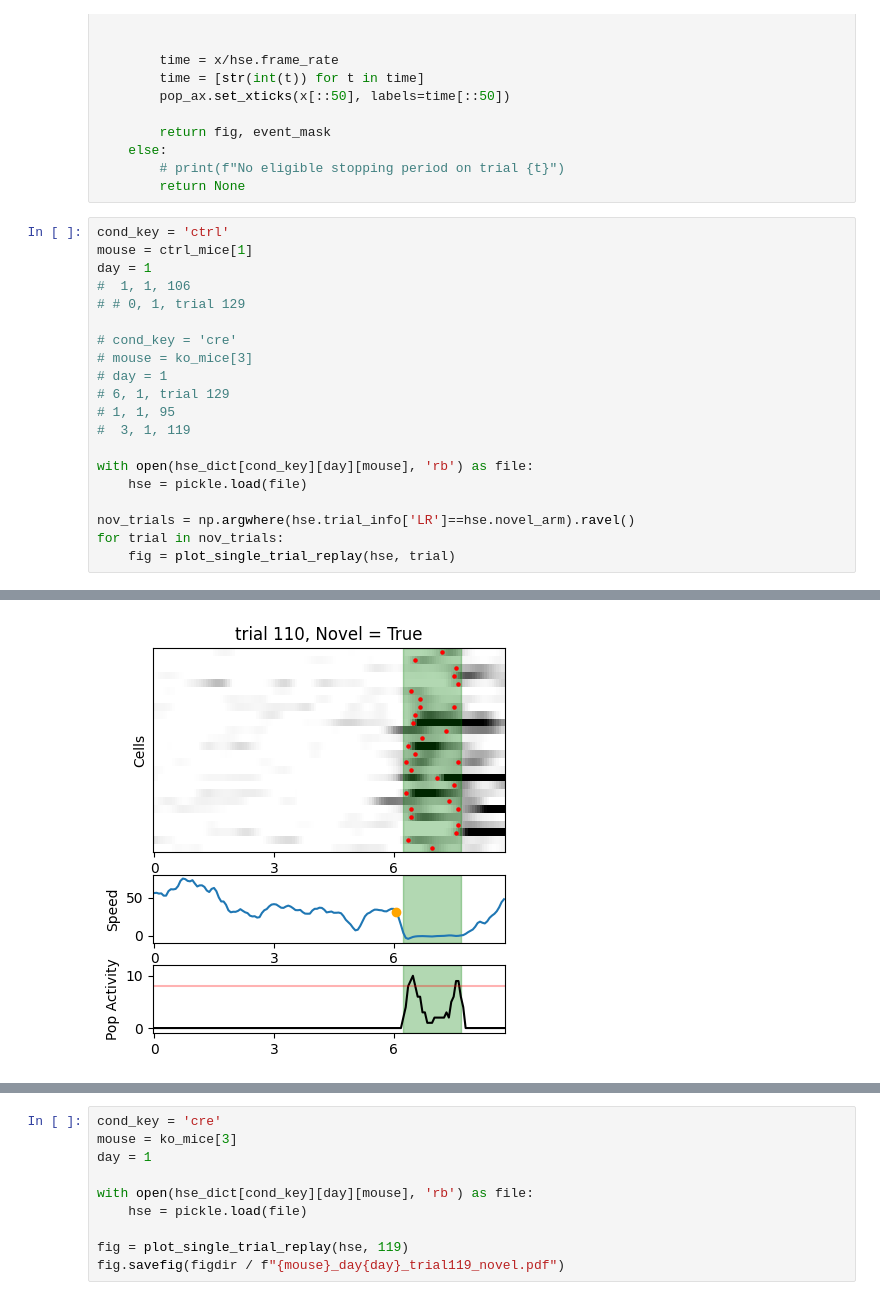
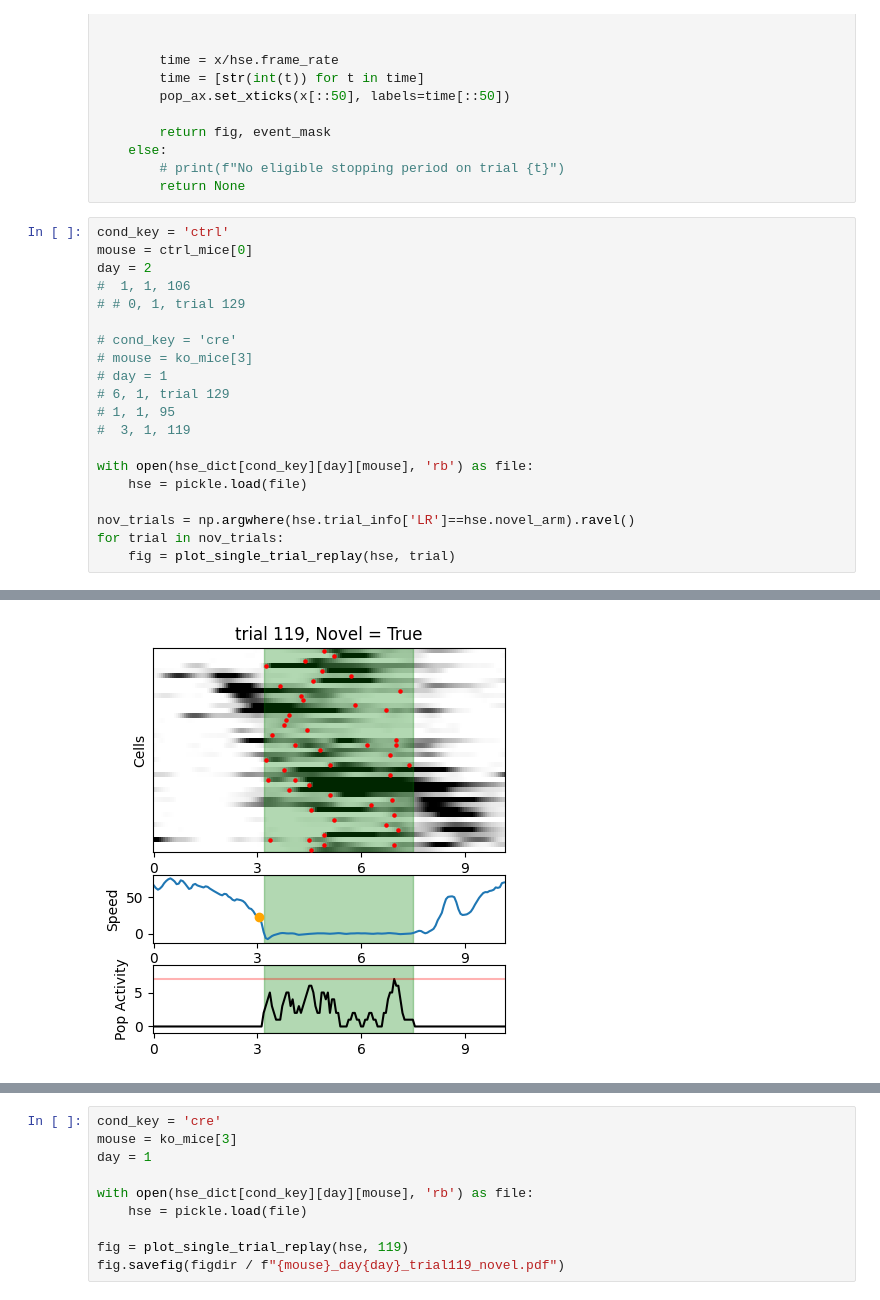
Before and after one commit to GiocomoLab/STX3KO_analyses, a Jupyter notebook: notebooks/figure6/hse.ipynb, the cells around one changed output, grey strips where cells are left out. Saved outputs shown, nothing was run; the diff lists cells and outputs as text.

```diff
--- a/notebooks/figure6/hse.ipynb
+++ b/notebooks/figure6/hse.ipynb
@@ -288,8 +288,8 @@ def plot_single_trial_replay(hse, t):
         return None
 # %%
 cond_key = 'ctrl'
-mouse = ctrl_mice[1]
-day = 1
+mouse = ctrl_mice[0]
+day = 2
 #  1, 1, 106
 # # 0, 1, trial 129
 
@@ -311 +311 @@ for trial in nov_trials:
-[figure, old version]
+[figure, new version]
```
Also changed, not shown: parts of 5 cells of this notebook, 4 other files.
